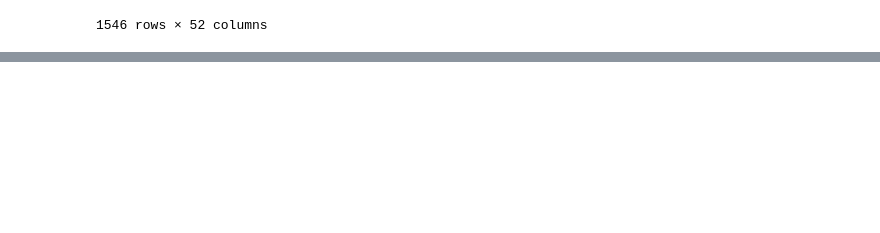
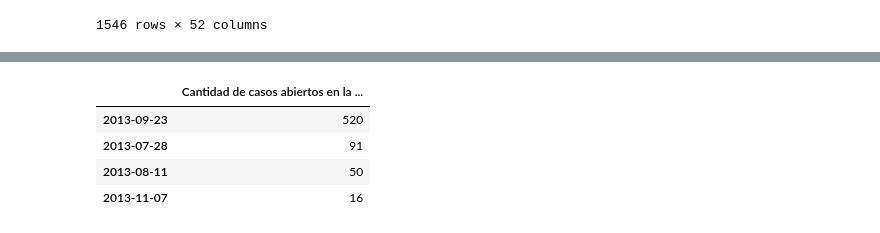
Before and after one commit to Ramaxx95/TP1-Orga-de-Datos, a Jupyter notebook: Visualizaciones/Region_Japan.ipynb, the cells around one changed output, grey strips where cells are left out. Cells and saved outputs as stored; diff of their text form; code cells hidden in the pictures; blank space fills up the shorter version.

Commit message:
Template de casos abiertos por años, en este caso en Japon

```diff
--- a/Visualizaciones/Region_Japan.ipynb
+++ b/Visualizaciones/Region_Japan.ipynb
@@ -63,0 +84,11 @@ japon_cerrados_perdidas_df
+# %%
+casos_ganados_japon_2013 = japon_cerrados_ganadas_df[japon_cerrados_ganadas_df.Account_Created_Date.dt.year == 2013].Account_Created_Date.value_counts()
+casos_ganados_japon_iniciados_2013_df = casos_ganados_japon_2013.to_frame()
+casos_ganados_japon_iniciados_2013_df.columns = ['Cantidad de casos abiertos en la fecha']
+casos_ganados_japon_iniciados_2013_df
+# %% [output]
+|  | Cantidad de casos abiertos en la ... |
+| 2013-09-23 | 520 |
+| 2013-07-28 | 91 |
+| 2013-08-11 | 50 |
+| 2013-11-07 | 16 |
```
Also changed, not shown: parts of 3 cells of this notebook.
